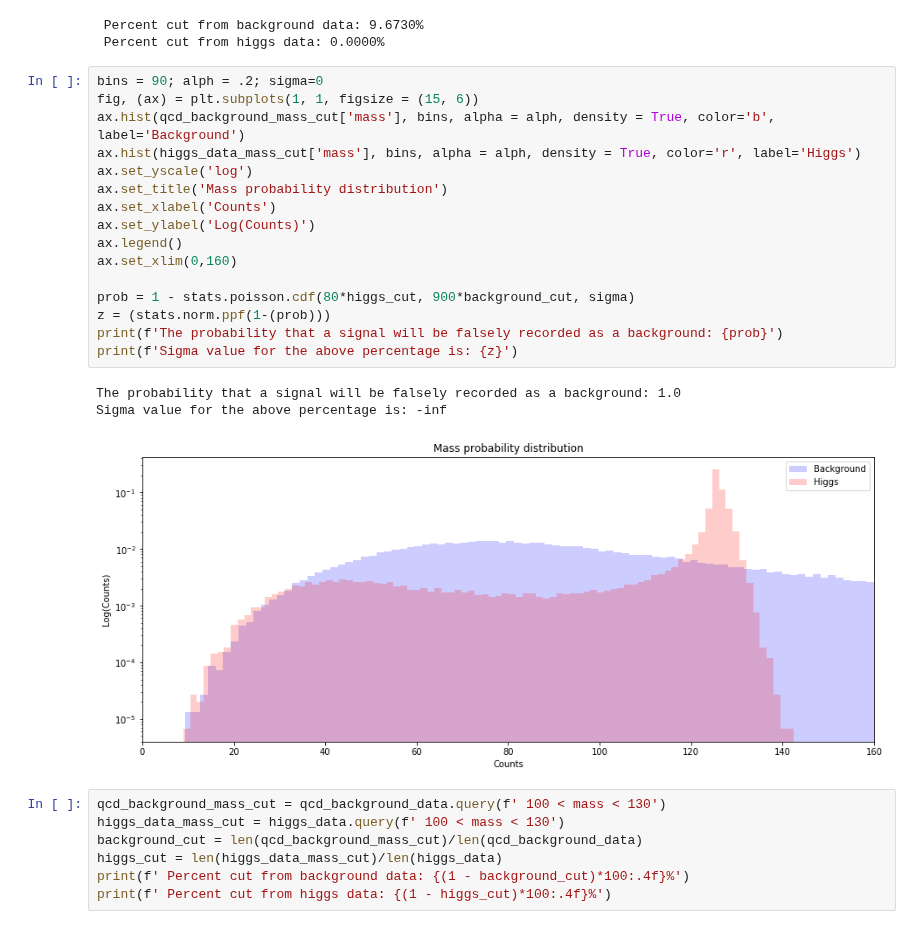
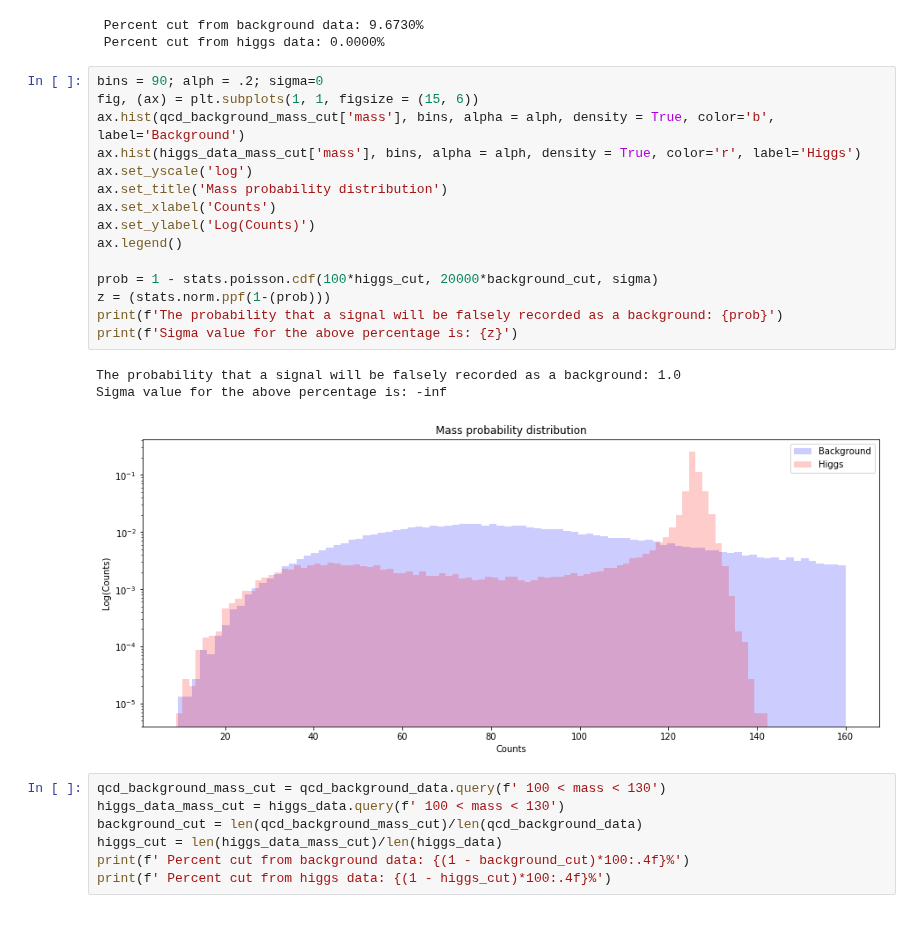
Before and after one commit to MikePhen12/Phys_434_portfolio, a Jupyter notebook: Lab_7.ipynb, the cells around one changed output. Drawn from its saved outputs; the diff is of its cells as text.

```diff
--- a/Lab_7.ipynb
+++ b/Lab_7.ipynb
@@ -119,23 +119,22 @@ print(f' Percent cut from higgs data: {(1 - higgs_cut)*100:.4f}%')
 # %%
 bins = 90; alph = .2; sigma=0
 fig, (ax) = plt.subplots(1, 1, figsize = (15, 6))
 ax.hist(qcd_background_mass_cut['mass'], bins, alpha = alph, density = True, color='b', label='Background')
 ax.hist(higgs_data_mass_cut['mass'], bins, alpha = alph, density = True, color='r', label='Higgs')
 ax.set_yscale('log')
 ax.set_title('Mass probability distribution')
 ax.set_xlabel('Counts')
 ax.set_ylabel('Log(Counts)')
 ax.legend()
-ax.set_xlim(0,160)
 
-prob = 1 - stats.poisson.cdf(80*higgs_cut, 900*background_cut, sigma)
+prob = 1 - stats.poisson.cdf(100*higgs_cut, 20000*background_cut, sigma)
 z = (stats.norm.ppf(1-(prob)))
 print(f'The probability that a signal will be falsely recorded as a background: {prob}')
 print(f'Sigma value for the above percentage is: {z}')
 # %% [output]
 The probability that a signal will be falsely recorded as a background: 1.0
 Sigma value for the above percentage is: -inf
-[figure, old version]
+[figure, new version]
 # %%
 qcd_background_mass_cut = qcd_background_data.query(f' 100 < mass < 130')
 higgs_data_mass_cut = higgs_data.query(f' 100 < mass < 130')
```
Also changed, not shown: parts of 15 cells of this notebook, 1 other file.
